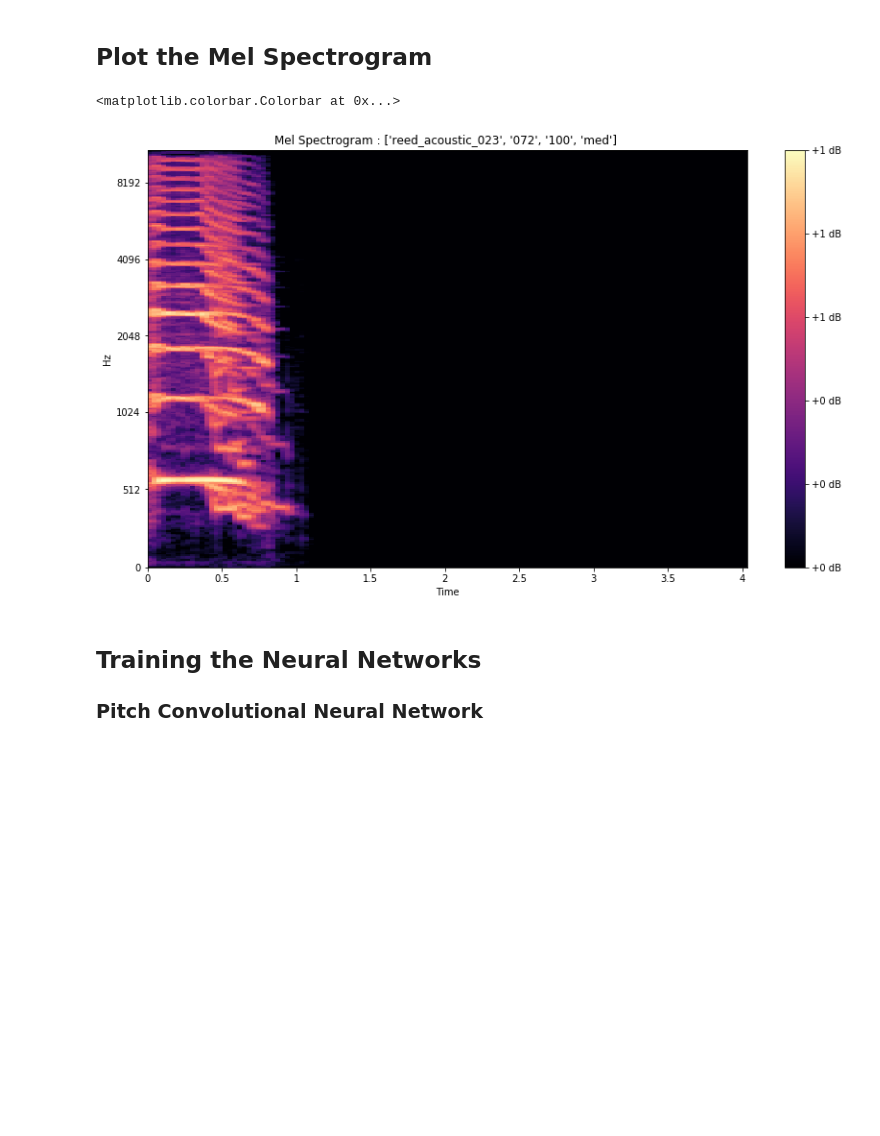
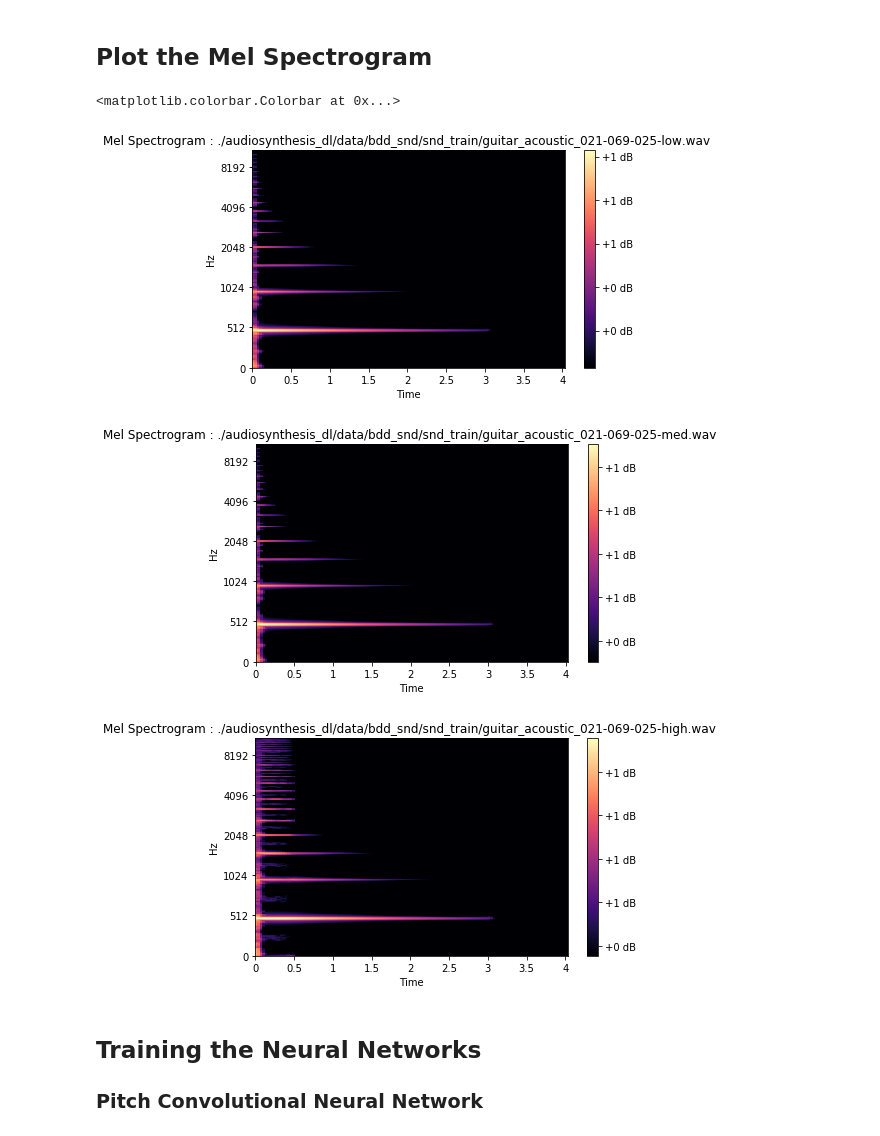
Before and after one commit to jcalandra/audiosynthesis_dl, a Jupyter notebook: src/Pict2Audio_son.ipynb, the cells around one changed output. Cells and saved outputs as stored; diff of their text form; code cells hidden in the pictures; blank space fills up the shorter version.

```diff
--- a/src/Pict2Audio_son.ipynb
+++ b/src/Pict2Audio_son.ipynb
@@ -63,6 +49,7 @@ SAMPLE_RATE = 16000
 INPUT_LENGTH = SAMPLE_RATE*4
 batch_size = 32
 NB_MELS = 320
+MAX = 50 # trouver une valeur adaptée
 # %% [markdown]
 ## Processing MelSpectrograms
 # %%
@@ -100,7 +87,0 @@ def load_audio_file(file_path, input_length=INPUT_LENGTH):
-# %%
-#just to undersstand how it works
-data1 = librosa.core.load("./audiosynthesis_dl/data/bdd_snd/snd_train/flute_acoustic_002-069-025.wav", sr=16000)[0] #, sr=16000
-print(len(data1))
-
-data_base1 = load_audio_file('./audiosynthesis_dl/data/bdd_snd/snd_train/flute_acoustic_002-069-025.wav')
-print(len(data_base1))
@@ -278,13 +204,2 @@ y_validation_pitch.shape = (87, 12)
 # %% [markdown]
 ## Plot the Mel Spectrogram
-# %%
-## PLOT THE MELSPECTROGRAM
-
-data_base = load_audio_file(snd_train[0])
-fig = plt.figure(figsize=(14, 8))
-plt.title('Mel Spectrogram : %s ' % (label_train[0]))
-librosa.display.specshow(data_base, sr=SAMPLE_RATE, x_axis='time', y_axis='mel')
-plt.colorbar(format='%+02.0f dB')
-# %% [output]
-<matplotlib.colorbar.Colorbar at 0x...>
-[figure, removed]
@@ -291,3 +208,35 @@ plt.colorbar(format='%+02.0f dB')
+# %%
+## PLOT THE MELSPECTROGRAM
+#TODO : trouver un meilleur affichage car on croirait avoir les même valeurs
+#pour low et med (les valeurs des spectrogrammes sont effectivement différentes
+#- voir les échelles) ou alors les tons pour low deviennent dans les bleus qd MAX >env60
+
+ind1 = './audiosynthesis_dl/data/bdd_snd/snd_train/guitar_acoustic_021-069-025-low.wav'
+
+data_base = load_audio_file(ind1)
+fig = plt.figure(figsize=(7, 4))
+plt.title('Mel Spectrogram : %s ' % (ind1))
+librosa.display.specshow(data_base, sr=SAMPLE_RATE, x_axis='time', y_axis='mel')
+plt.colorbar(format='%+02.0f dB')
+
+ind2 = './audiosynthesis_dl/data/bdd_snd/snd_train/guitar_acoustic_021-069-025-med.wav'
+data_base = load_audio_file(ind2)
+fig = plt.figure(figsize=(7, 4))
+plt.title('Mel Spectrogram : %s ' % (ind2))
+librosa.display.specshow(data_base, sr=SAMPLE_RATE, x_axis='time', y_axis='mel')
+plt.colorbar(format='%+02.0f dB')
+
+ind3 = './audiosynthesis_dl/data/bdd_snd/snd_train/guitar_acoustic_021-069-025-high.wav'
+data_base = load_audio_file(ind3)
+fig = plt.figure(figsize=(7, 4))
+plt.title('Mel Spectrogram : %s ' % (ind3))
+librosa.display.specshow(data_base, sr=SAMPLE_RATE, x_axis='time', y_axis='mel')
+plt.colorbar(format='%+02.0f dB')
+# %% [output]
+<matplotlib.colorbar.Colorbar at 0x...>
+[figure, added]
+[figure, added]
+[figure, added]
 # %% [markdown]
 ## Training the Neural Networks
 
```
Also changed, not shown: parts of 20 cells of this notebook.
